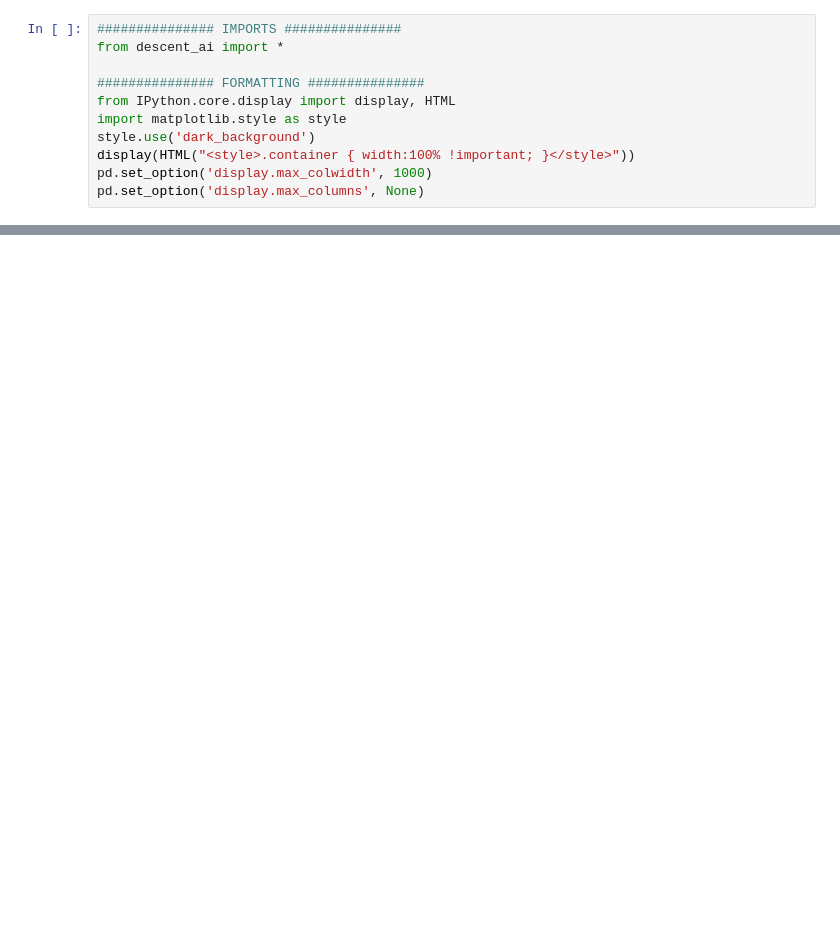
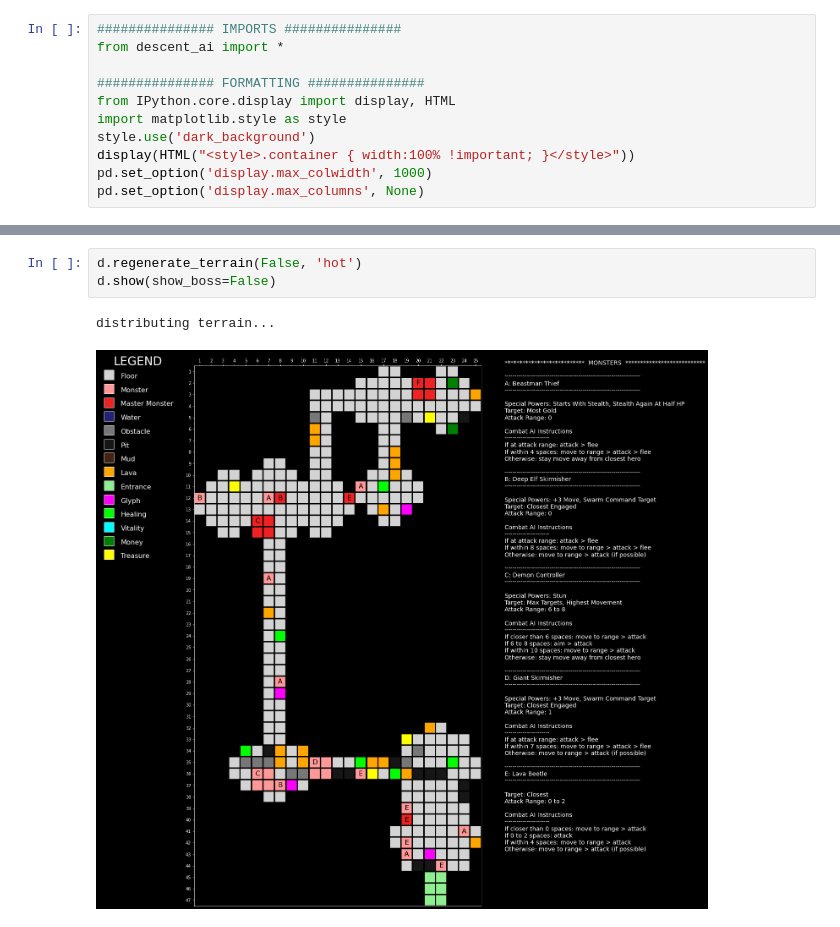
Before and after one commit to KevinCarr42/Descent_AI, a Jupyter notebook: ScenarioBuilder.ipynb, the cells around one changed output, grey strips where cells are left out. Drawn from its saved outputs; the diff is of its cells as text; blank space fills up the shorter version.

```diff
--- a/ScenarioBuilder.ipynb
+++ b/ScenarioBuilder.ipynb
@@ -56,0 +57,6 @@ distributing monsters...
+# %%
+d.regenerate_terrain(False, 'hot')
+d.show(show_boss=False)
+# %% [output]
+distributing terrain...
+[figure, added]
```
Also changed, not shown: parts of 7 cells of this notebook, 1 other file.
